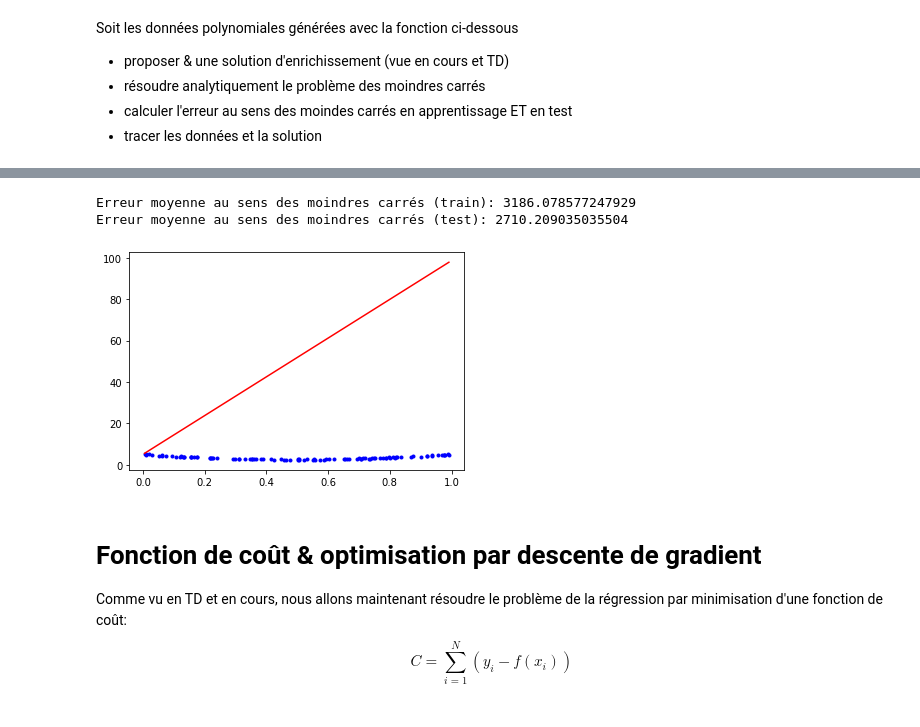
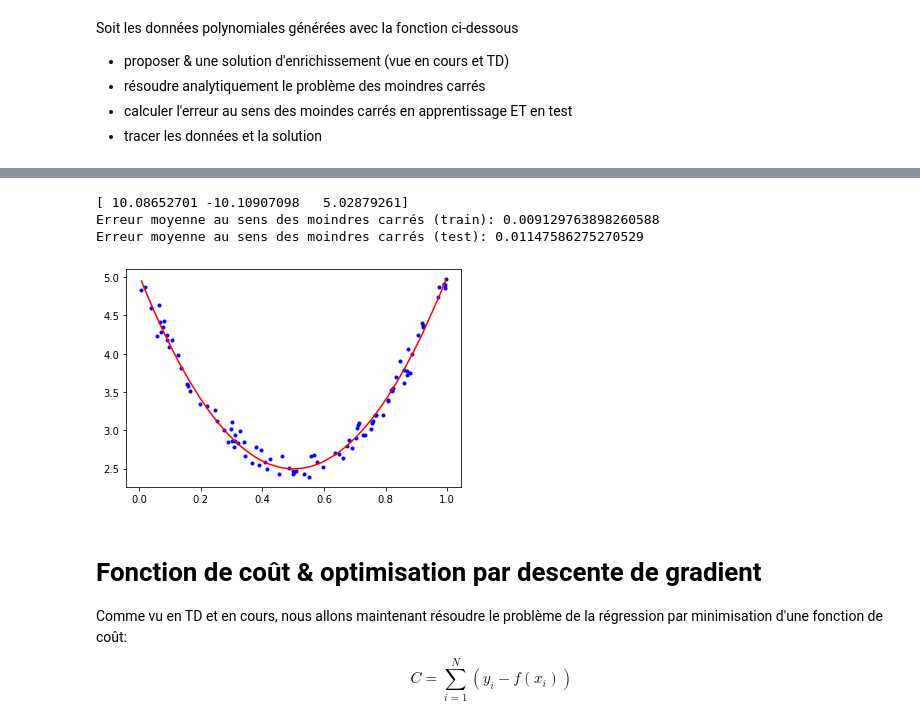
Before and after one commit to hanzopgp/MasterBioInformaticsPTs, a Jupyter notebook: S1/MAPSI/TME/TME9/TME9DurandKordon.ipynb, the cells around one changed output, grey strips where cells are left out. Drawn from its saved outputs; the diff is of its cells as text; code cells hidden in the pictures.

```diff
--- a/S1/MAPSI/TME/TME9/TME9DurandKordon.ipynb
+++ b/S1/MAPSI/TME/TME9/TME9DurandKordon.ipynb
@@ -147,32 +147,35 @@ plt.show()
 # %%
 def make_mat_poly_biais(X): # fonctionne pour un vecteur unidimensionel X
     N = len(X)
     tmp = np.hstack((X.reshape(N,1)**2,(X.reshape(N,1)))) # X**2, X
     return np.hstack((tmp, np.ones((N,1)))) # X**2, X, 1
 
 Xe   = make_mat_poly_biais(X_train)
 Xe_t = make_mat_poly_biais(X_test)
 A = Xe.T @ Xe
 B = Xe.T @ Y_train
 w = np.linalg.solve(A,B)
 
 A_t = Xe_t.T @ Xe_t
 B_t = Xe_t.T @ Y_test
 w_t = np.linalg.solve(A_t,B_t)
 
-yhat   = X_train * w[0]**2 + X_train * w[1] + w[2]
-yhat_t = X_test * w_t[0]**2 + X_test * w_t[1] + w_t[2]
+print(w)
+
+yhat   = X_train**2 * w[0]   + X_train * w[1]   + w[2]
+yhat_t = X_test**2  * w_t[0] + X_test  * w_t[1] + w_t[2]
 print('Erreur moyenne au sens des moindres carrés (train):', erreur_mc(yhat, Y_train))
 print('Erreur moyenne au sens des moindres carrés (test):', erreur_mc(yhat_t, Y_test))
 
 plt.figure()
 plt.plot(X_train, Y_train, 'b.')
 plt.plot(X_train, yhat, 'r')
 plt.show()
 # %% [output]
-Erreur moyenne au sens des moindres carrés (train): 3186.078577247929
-Erreur moyenne au sens des moindres carrés (test): 2710.209035035504
+[ 10.08652701 -10.10907098   5.02879261]
+Erreur moyenne au sens des moindres carrés (train): 0.009129763898260588
+Erreur moyenne au sens des moindres carrés (test): 0.01147586275270529
-[figure, old version]
+[figure, new version]
 # %% [markdown]
 # Fonction de coût & optimisation par descente de gradient
 
```
Also changed, not shown: parts of 17 cells of this notebook.
